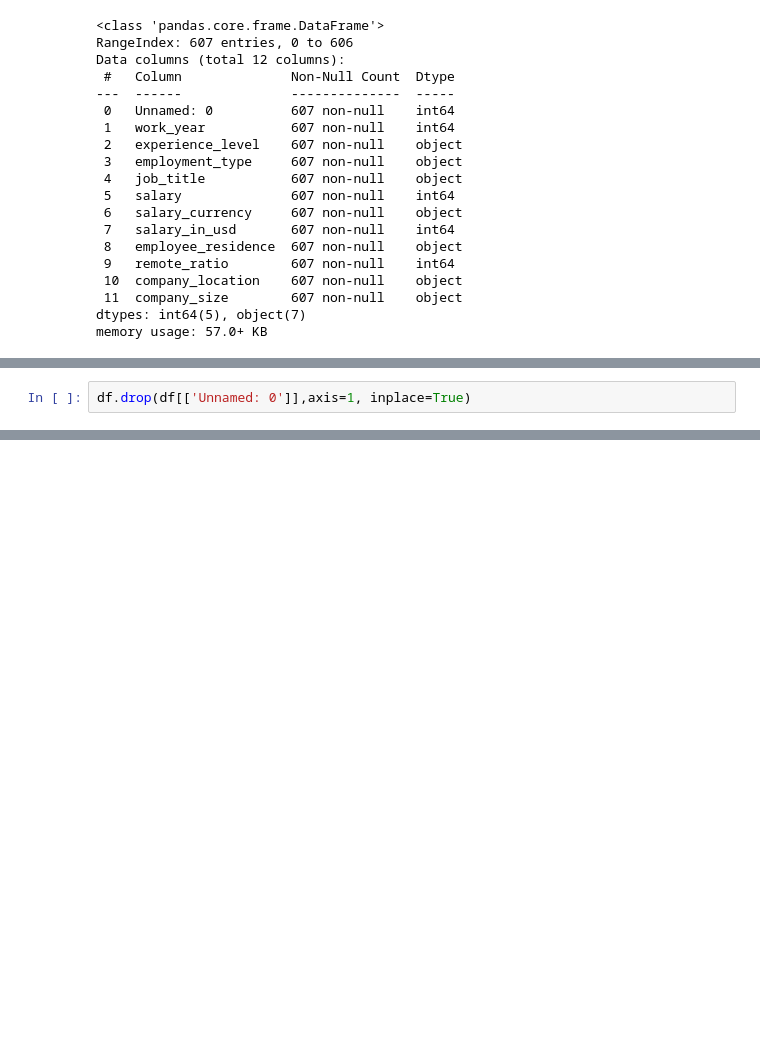
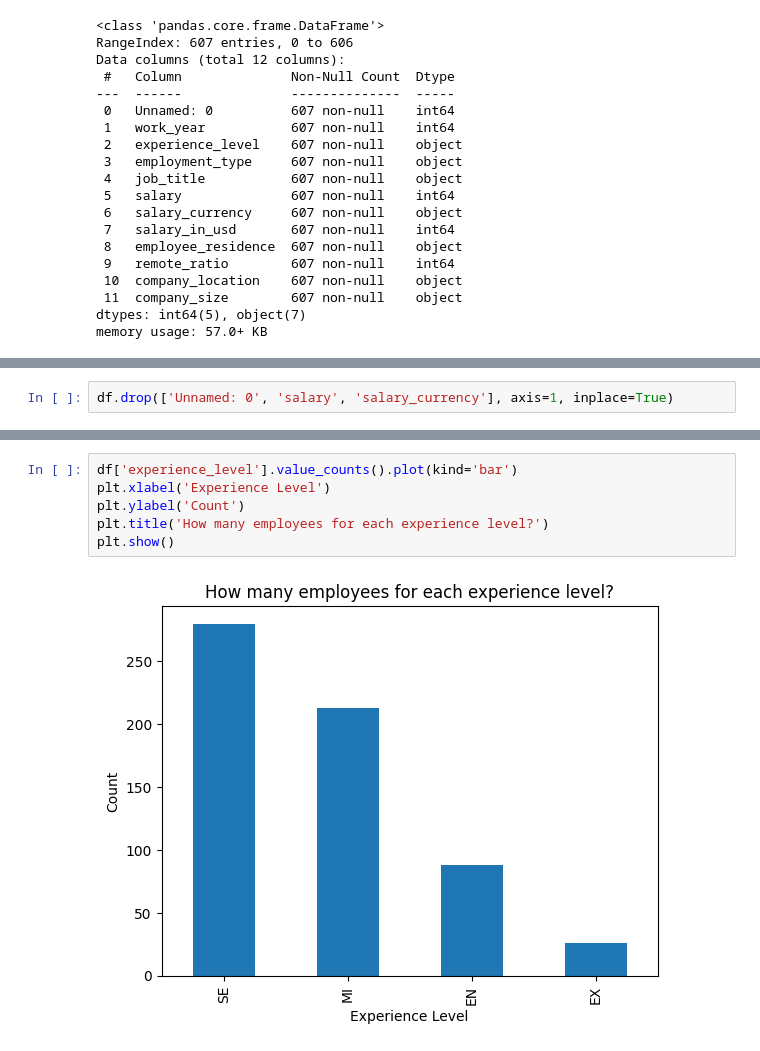
Before and after one commit to NacuAndrei/DataScience-JobSalaries, a Jupyter notebook: DataScienceSalaries.ipynb, the cells around one changed output, grey strips where cells are left out. Drawn from its saved outputs; the diff is of its cells as text; blank space fills up the shorter version.

Commit message:
Explored experience_level colum

```diff
--- a/DataScienceSalaries.ipynb
+++ b/DataScienceSalaries.ipynb
@@ -66,2 +73,2 @@ memory usage: 57.0+ KB
 # %%
-df.drop(df[['Unnamed: 0']],axis=1, inplace=True)
+df.drop(['Unnamed: 0', 'salary', 'salary_currency'], axis=1, inplace=True)
@@ -67,0 +88,8 @@ df.drop(df[['Unnamed: 0']],axis=1, inplace=True)
+# %%
+df['experience_level'].value_counts().plot(kind='bar')
+plt.xlabel('Experience Level')
+plt.ylabel('Count')
+plt.title('How many employees for each experience level?')
+plt.show()
+# %% [output]
+[figure, added]
```
Also changed, not shown: parts of 7 cells of this notebook.
